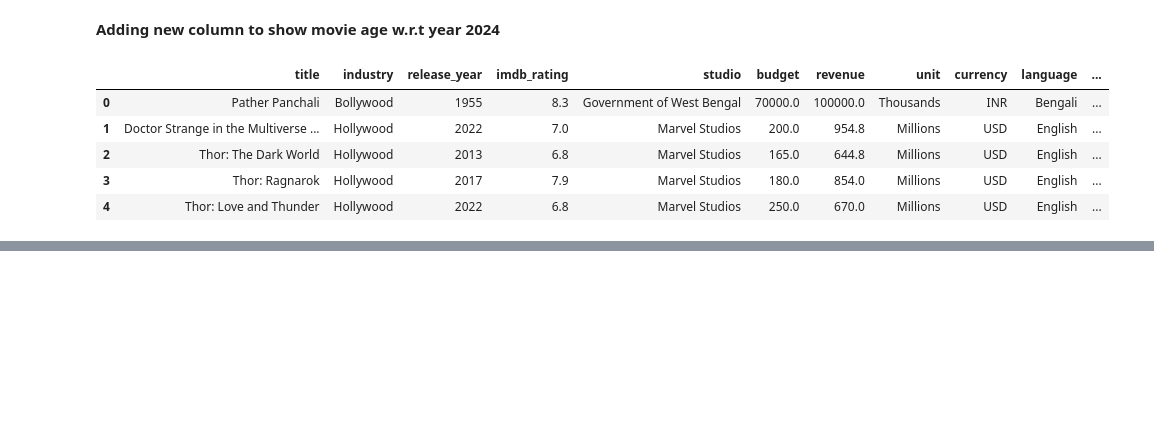
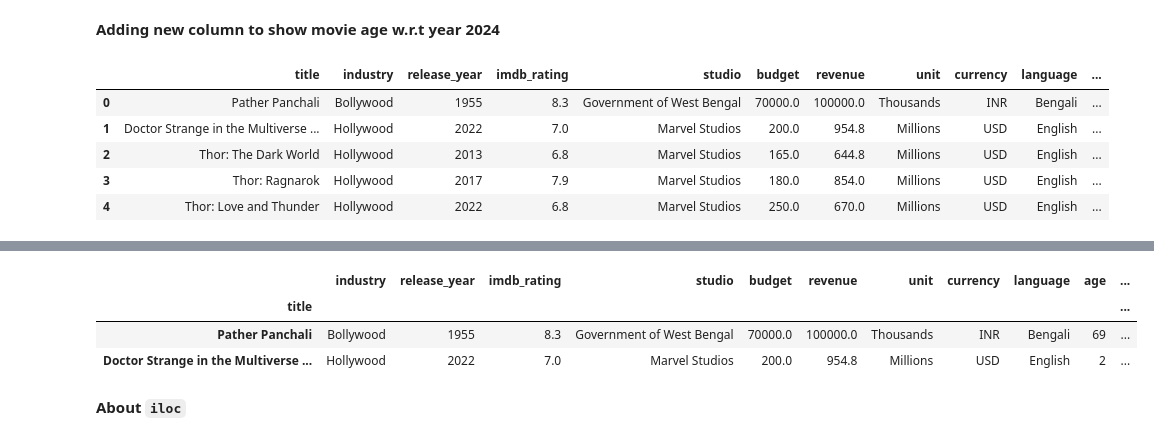
Before and after one commit to rehan1124/Codebasics-Math-And-Statistics-For-AI-Data-Science, a Jupyter notebook: Dataframe_Basics.ipynb, the cells around one changed output, grey strips where cells are left out. Drawn from its saved outputs; the diff is of its cells as text; code cells hidden in the pictures; blank space fills up the shorter version.

```diff
--- a/Dataframe_Basics.ipynb
+++ b/Dataframe_Basics.ipynb
@@ -149,0 +213,9 @@ df.head(5)
+# %%
+df.loc[["Pather Panchali", "Doctor Strange in the Multiverse of Madness"]]
+# %% [output]
+|  | industry | release_year | imdb_rating | studio | budget | revenue | unit | currency | language | age | ... |
+| title |  |  |  |  |  |  |  |  |  |  | ... |
+| Pather Panchali | Bollywood | 1955 | 8.3 | Government of West Bengal | 70000.0 | 100000.0 | Thousands | INR | Bengali | 69 | ... |
+| Doctor Strange in the Multiverse ... | Hollywood | 2022 | 7.0 | Marvel Studios | 200.0 | 954.8 | Millions | USD | English | 2 | ... |
+# %% [markdown]
+**About `iloc`**
```
Also changed, not shown: parts of 12 cells of this notebook.
